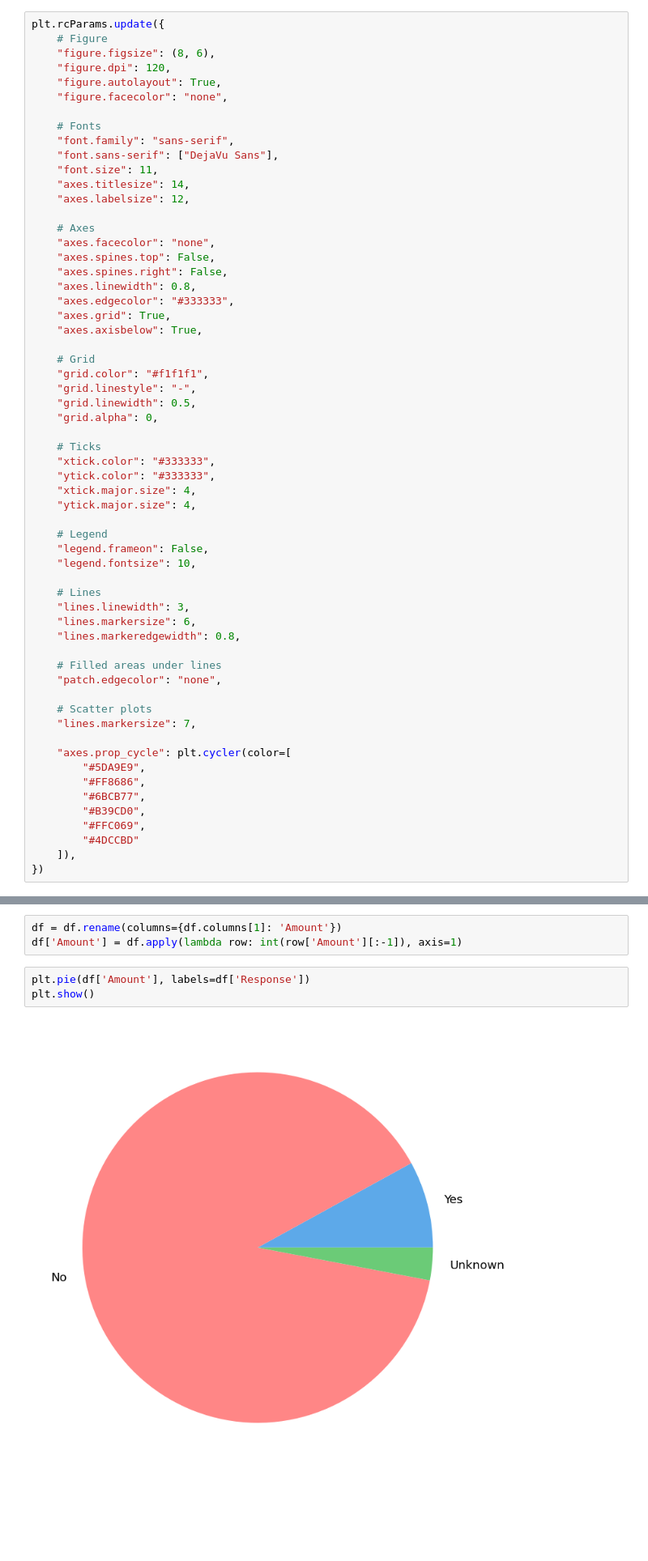
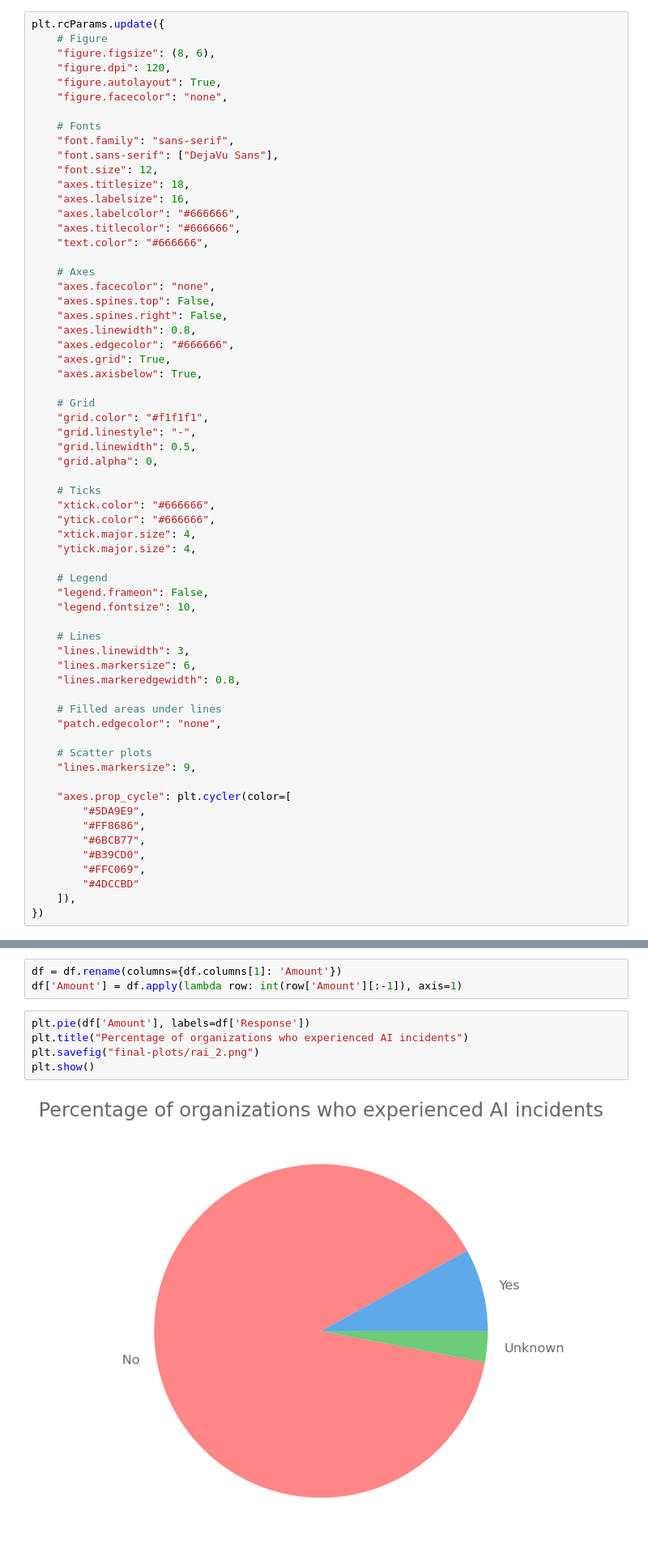
Before and after one commit to Alit54/UniMi---Scientific-Visualization, a Jupyter notebook: simo-charts.ipynb, the cells around one changed output, grey strips where cells are left out. Shown at 81% size. Saved outputs shown, nothing was run; the diff lists cells and outputs as text; blank space fills up the shorter version.

```diff
--- a/simo-charts.ipynb
+++ b/simo-charts.ipynb
@@ -15,16 +15,19 @@ plt.rcParams.update({
     # Fonts
     "font.family": "sans-serif",
     "font.sans-serif": ["DejaVu Sans"],
-    "font.size": 11,
-    "axes.titlesize": 14,
-    "axes.labelsize": 12,
+    "font.size": 12,
+    "axes.titlesize": 18,
+    "axes.labelsize": 16,
+    "axes.labelcolor": "#666666",
+    "axes.titlecolor": "#666666",
+    "text.color": "#666666",
 
     # Axes
     "axes.facecolor": "none",
     "axes.spines.top": False,
     "axes.spines.right": False,
     "axes.linewidth": 0.8,
-    "axes.edgecolor": "#333333",
+    "axes.edgecolor": "#666666",
     "axes.grid": True,
     "axes.axisbelow": True,
 
@@ -35,8 +38,8 @@ plt.rcParams.update({
     "grid.alpha": 0,
 
     # Ticks
-    "xtick.color": "#333333",
-    "ytick.color": "#333333",
+    "xtick.color": "#666666",
+    "ytick.color": "#666666",
     "xtick.major.size": 4,
     "ytick.major.size": 4,
 
@@ -53,7 +56,7 @@ plt.rcParams.update({
     "patch.edgecolor": "none",
 
     # Scatter plots
-    "lines.markersize": 7,
+    "lines.markersize": 9,
 
     "axes.prop_cycle": plt.cycler(color=[
         "#5DA9E9",
@@ -350,9 +215,11 @@ df = df.rename(columns={df.columns[1]: 'Amount'})
 df['Amount'] = df.apply(lambda row: int(row['Amount'][:-1]), axis=1)
 # %%
 plt.pie(df['Amount'], labels=df['Response'])
+plt.title("Percentage of organizations who experienced AI incidents")
+plt.savefig("final-plots/rai_2.png")
 plt.show()
 # %% [output]
-[figure, old version]
+[figure, new version]
 # %% [markdown]
 ### Number of AI incidents by organization
 # %%
```
Also changed, not shown: parts of 30 cells of this notebook, 12 other files.
